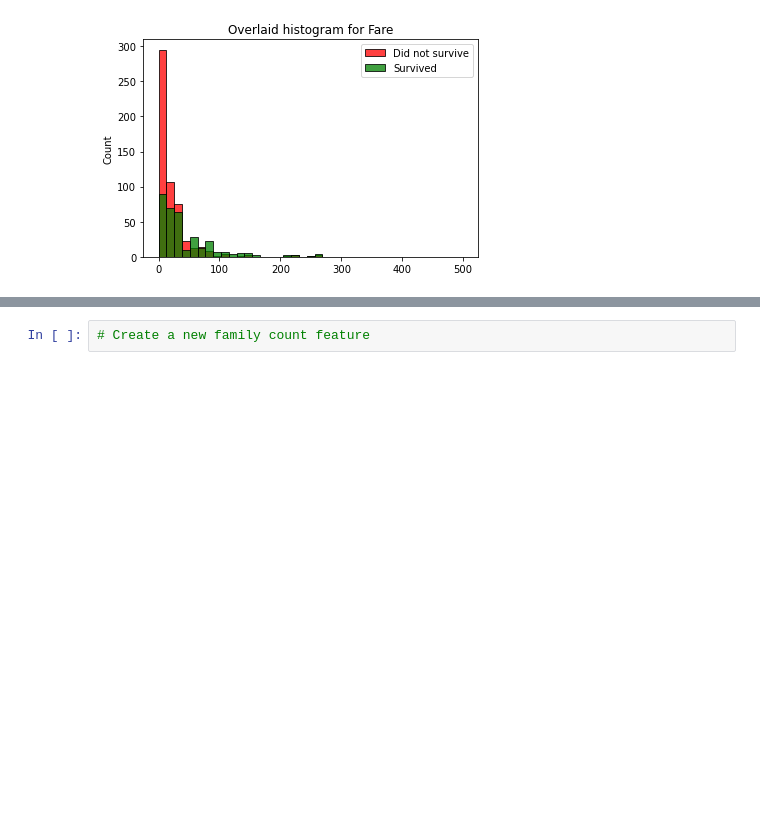
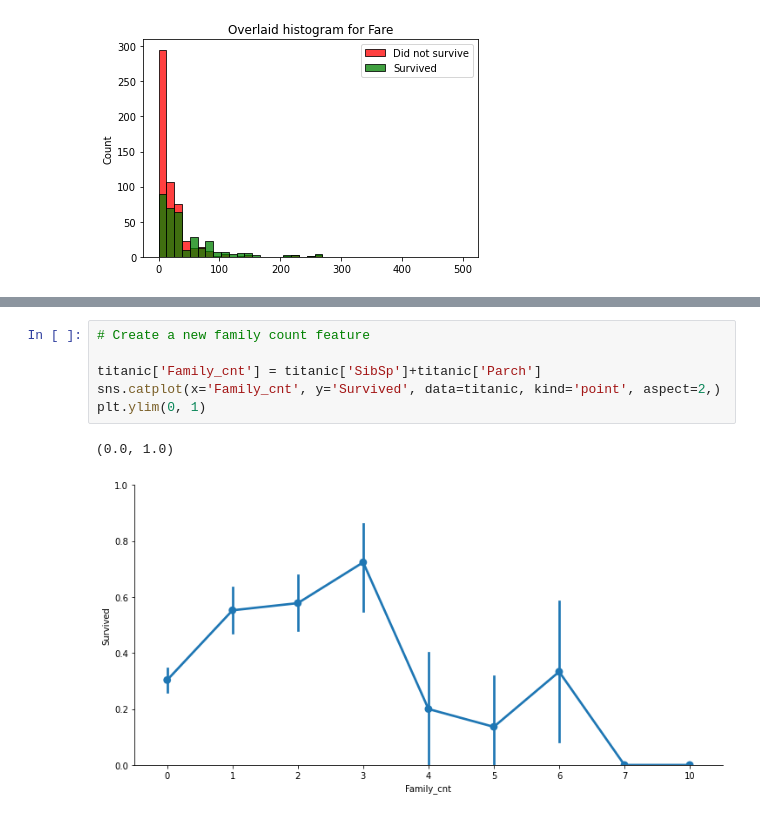
Before and after one commit to Karunakarbugide/Applied-Machine-Learning-Feature-Engineering, a Jupyter notebook: 03_Explore_Data/03_03/Begin/03_03.ipynb, the cells around one changed output, grey strips where cells are left out. Saved outputs shown, nothing was run; the diff lists cells and outputs as text; blank space fills up the shorter version.

```diff
--- a/03_Explore_Data/03_03/Begin/03_03.ipynb
+++ b/03_Explore_Data/03_03/Begin/03_03.ipynb
@@ -69,2 +74,9 @@ for col in ['Pclass', 'SibSp', 'Parch']:
-# %%
-# Create a new family count feature
+# %%
+# Create a new family count feature
+
+titanic['Family_cnt'] = titanic['SibSp']+titanic['Parch']
+sns.catplot(x='Family_cnt', y='Survived', data=titanic, kind='point', aspect=2,)
+plt.ylim(0, 1)
+# %% [output]
+(0.0, 1.0)
+[figure, added]
```
Also changed, not shown: parts of 2 cells of this notebook, 2 other files.
